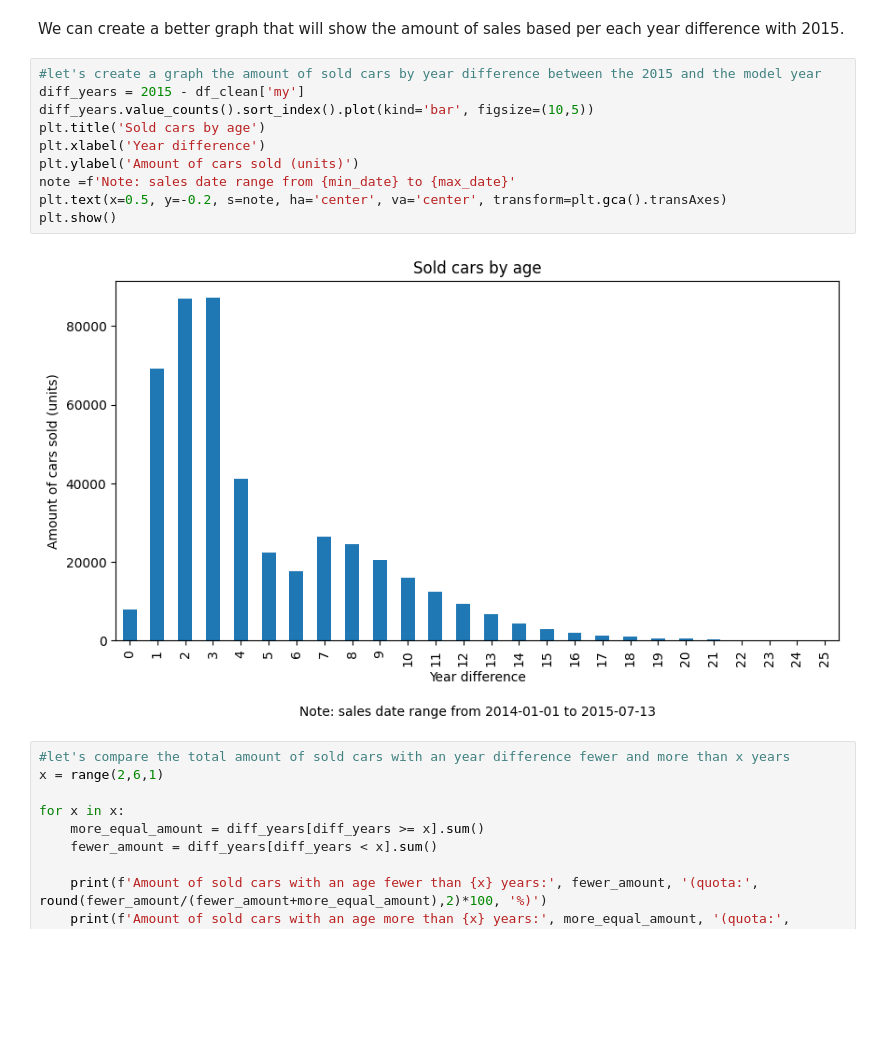
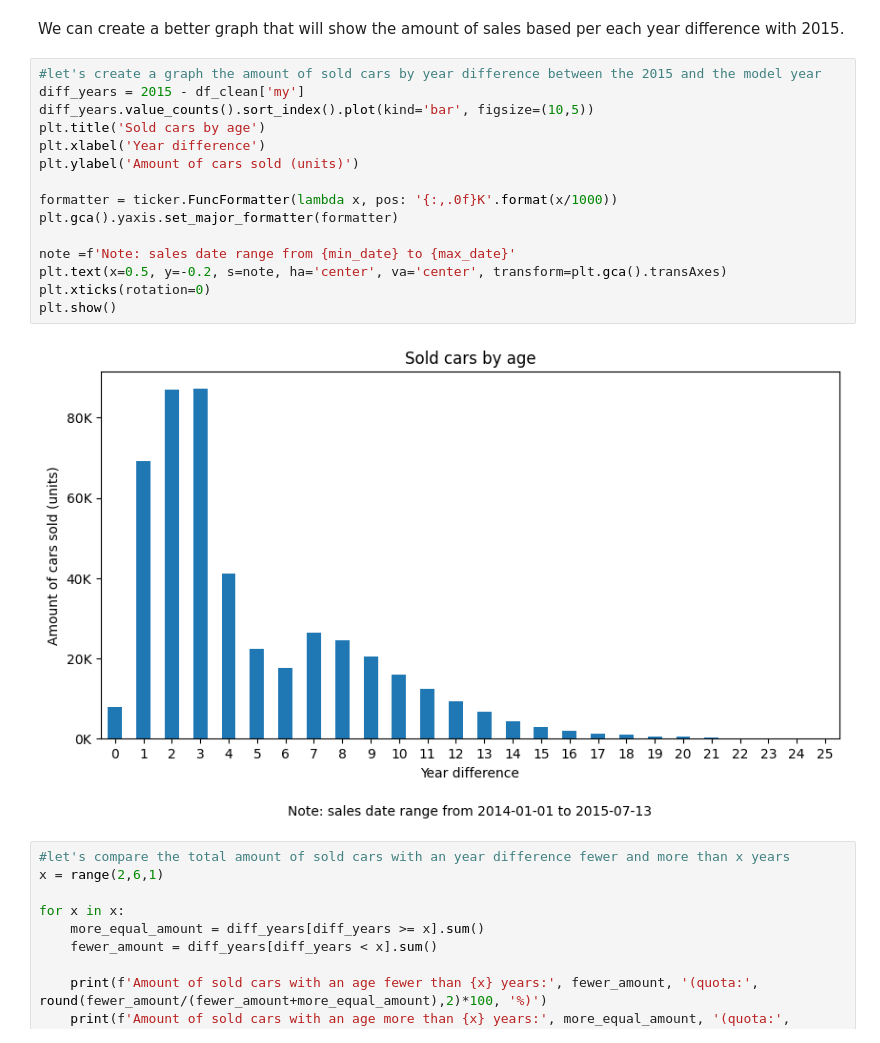
Before and after one commit to wizard86pz/cars_sales_us, a Jupyter notebook: ETL_cars.ipynb, the cells around one changed output. Drawn from its saved outputs; the diff is of its cells as text; blank space fills up the shorter version.

```diff
--- a/ETL_cars.ipynb
+++ b/ETL_cars.ipynb
@@ -550,15 +551,20 @@ We can create a better graph that will show the amount of sales based per each y
 # %%
 #let's create a graph the amount of sold cars by year difference between the 2015 and the model year
 diff_years = 2015 - df_clean['my']
 diff_years.value_counts().sort_index().plot(kind='bar', figsize=(10,5))
 plt.title('Sold cars by age')
 plt.xlabel('Year difference')
 plt.ylabel('Amount of cars sold (units)')
+
+formatter = ticker.FuncFormatter(lambda x, pos: '{:,.0f}K'.format(x/1000))
+plt.gca().yaxis.set_major_formatter(formatter)
+
 note =f'Note: sales date range from {min_date} to {max_date}'
 plt.text(x=0.5, y=-0.2, s=note, ha='center', va='center', transform=plt.gca().transAxes)
+plt.xticks(rotation=0)
 plt.show()
 # %% [output]
-[figure, old version]
+[figure, new version]
 # %%
 #let's compare the total amount of sold cars with an year difference fewer and more than x years
 x = range(2,6,1)
```
Also changed, not shown: parts of 10 cells of this notebook.
